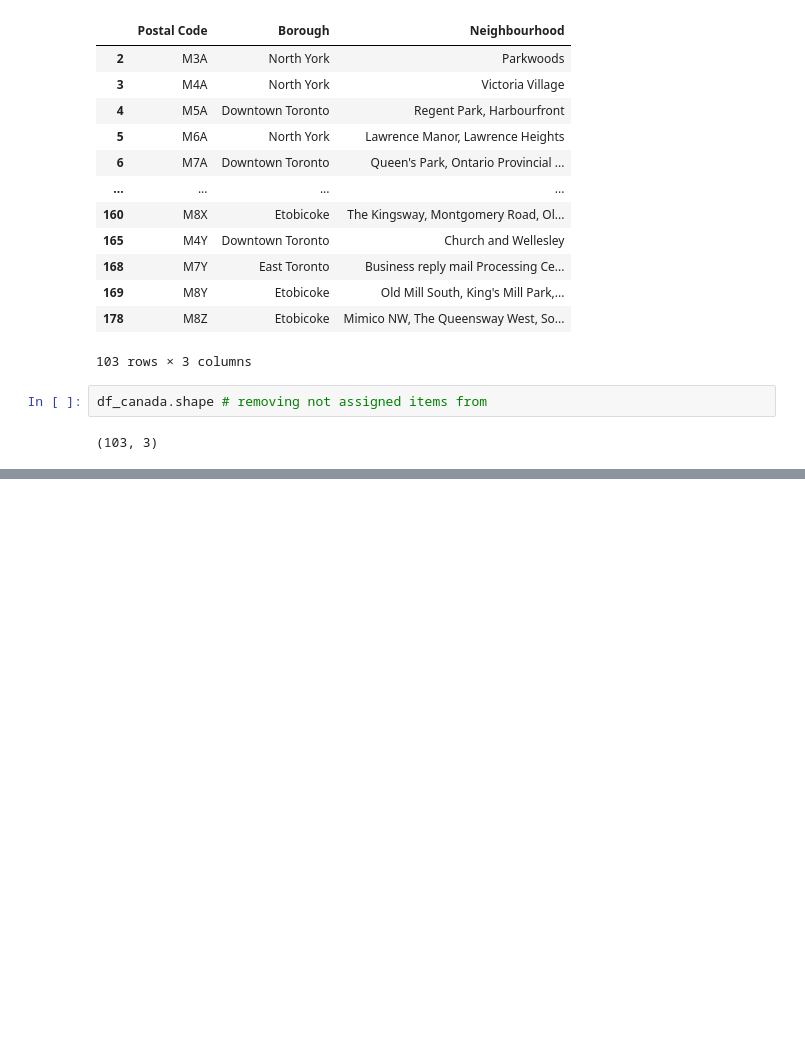
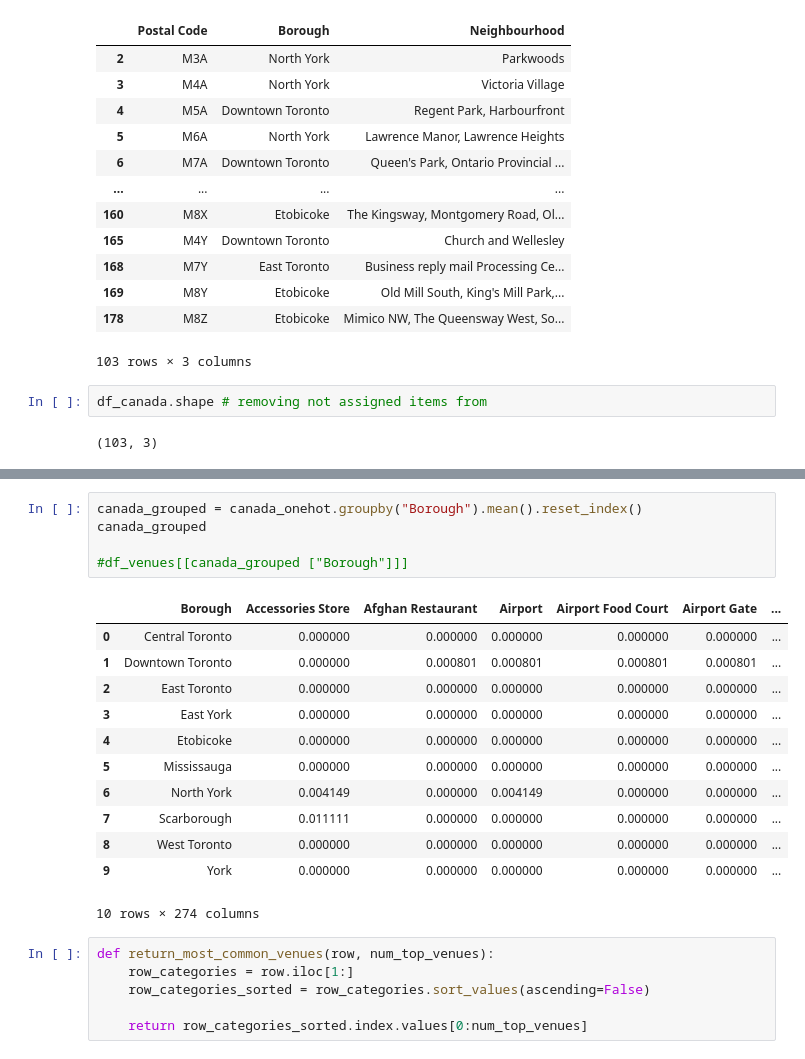
Before and after one commit to phereafter/Coursera_Capstone, a Jupyter notebook: Capstone project_week3.ipynb, the cells around one changed output, grey strips where cells are left out. Cells and saved outputs as stored; diff of their text form; blank space fills up the shorter version.

```diff
--- a/Capstone project_week3.ipynb
+++ b/Capstone project_week3.ipynb
@@ -67,0 +269,24 @@ df_canada.shape # removing not assigned items from
+# %%
+canada_grouped = canada_onehot.groupby("Borough").mean().reset_index()
+canada_grouped
+
+#df_venues[[canada_grouped ["Borough"]]]
+# %% [output]
+|  | Borough | Accessories Store | Afghan Restaurant | Airport | Airport Food Court | Airport Gate | ... |
+| 0 | Central Toronto | 0.000000 | 0.000000 | 0.000000 | 0.000000 | 0.000000 | ... |
+| 1 | Downtown Toronto | 0.000000 | 0.000801 | 0.000801 | 0.000801 | 0.000801 | ... |
+| 2 | East Toronto | 0.000000 | 0.000000 | 0.000000 | 0.000000 | 0.000000 | ... |
+| 3 | East York | 0.000000 | 0.000000 | 0.000000 | 0.000000 | 0.000000 | ... |
+| 4 | Etobicoke | 0.000000 | 0.000000 | 0.000000 | 0.000000 | 0.000000 | ... |
+| 5 | Mississauga | 0.000000 | 0.000000 | 0.000000 | 0.000000 | 0.000000 | ... |
+| 6 | North York | 0.004149 | 0.000000 | 0.004149 | 0.000000 | 0.000000 | ... |
+| 7 | Scarborough | 0.011111 | 0.000000 | 0.000000 | 0.000000 | 0.000000 | ... |
+| 8 | West Toronto | 0.000000 | 0.000000 | 0.000000 | 0.000000 | 0.000000 | ... |
+| 9 | York | 0.000000 | 0.000000 | 0.000000 | 0.000000 | 0.000000 | ... |
+10 rows × 274 columns
+# %%
+def return_most_common_venues(row, num_top_venues):
+    row_categories = row.iloc[1:]
+    row_categories_sorted = row_categories.sort_values(ascending=False)
+
+    return row_categories_sorted.index.values[0:num_top_venues]
```
Also changed, not shown: parts of 28 cells of this notebook.
